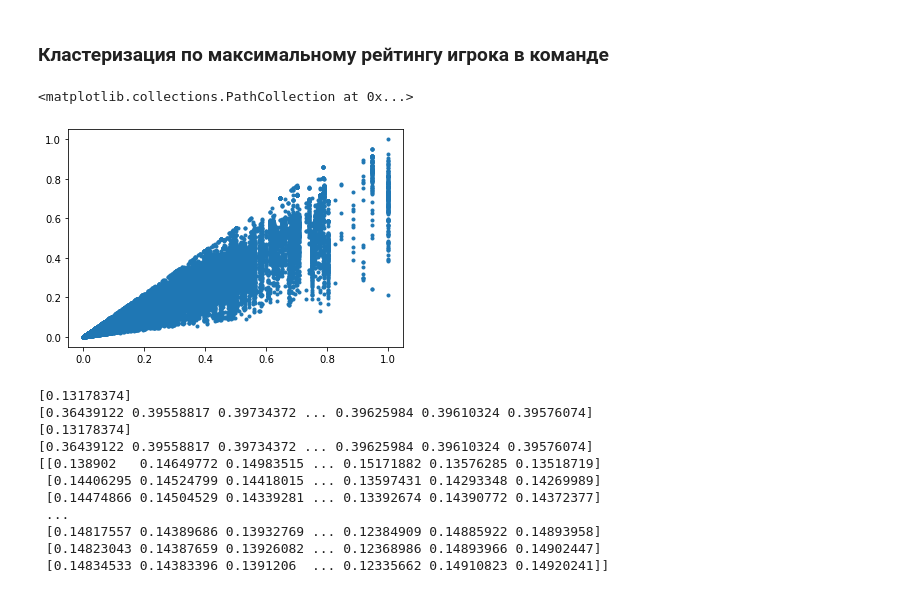
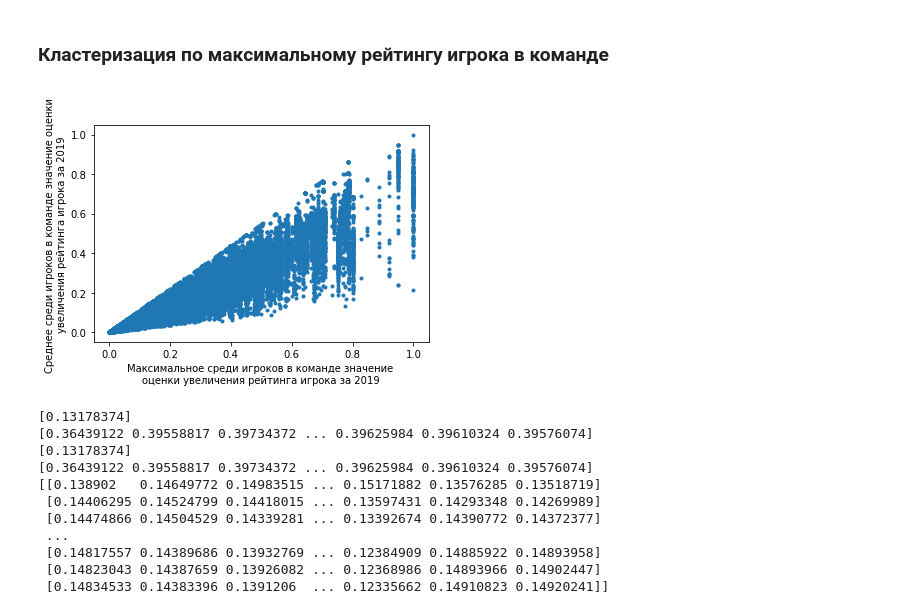
Before and after one commit to Margarita307/DL, a Jupyter notebook: task_2.ipynb, the cells around one changed output. Cells and saved outputs as stored; diff of their text form; code cells hidden in the pictures.

```diff
--- a/task_2.ipynb
+++ b/task_2.ipynb
@@ -234,12 +234,13 @@ for team_id, player_ids in team_player_ids_2019.items():
 # %%
 x_train = []
 for team_result in team_results:
     x_train.append([team_result[0], np.mean(team_result)])
 x_train = normalize(np.array(x_train))
 plt.scatter(x_train[:, 0], x_train[:, 1], marker='.')
+plt.xlabel("Максимальное среди игроков в команде значение \nоценки увеличения рейтинга игрока за 2019")
+plt.ylabel("Среднее среди игроков в команде значение оценки \nувеличения рейтинга игрока за 2019");
 # %% [output]
-<matplotlib.collections.PathCollection at 0x...>
-[figure, old version]
+[figure, new version]
 # %%
 def em(x, k):
     mus = x[np.random.choice(x.shape[0], size=k, replace=False), : ]
```
Also changed, not shown: parts of 1 cell of this notebook.
